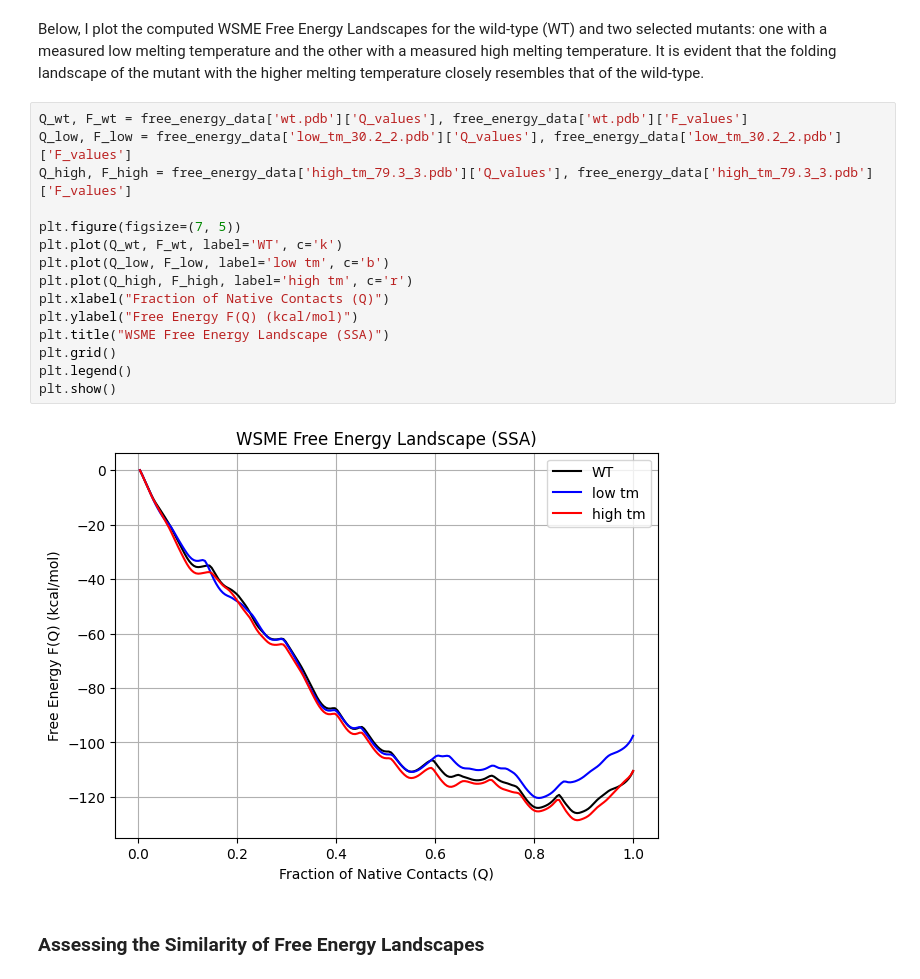
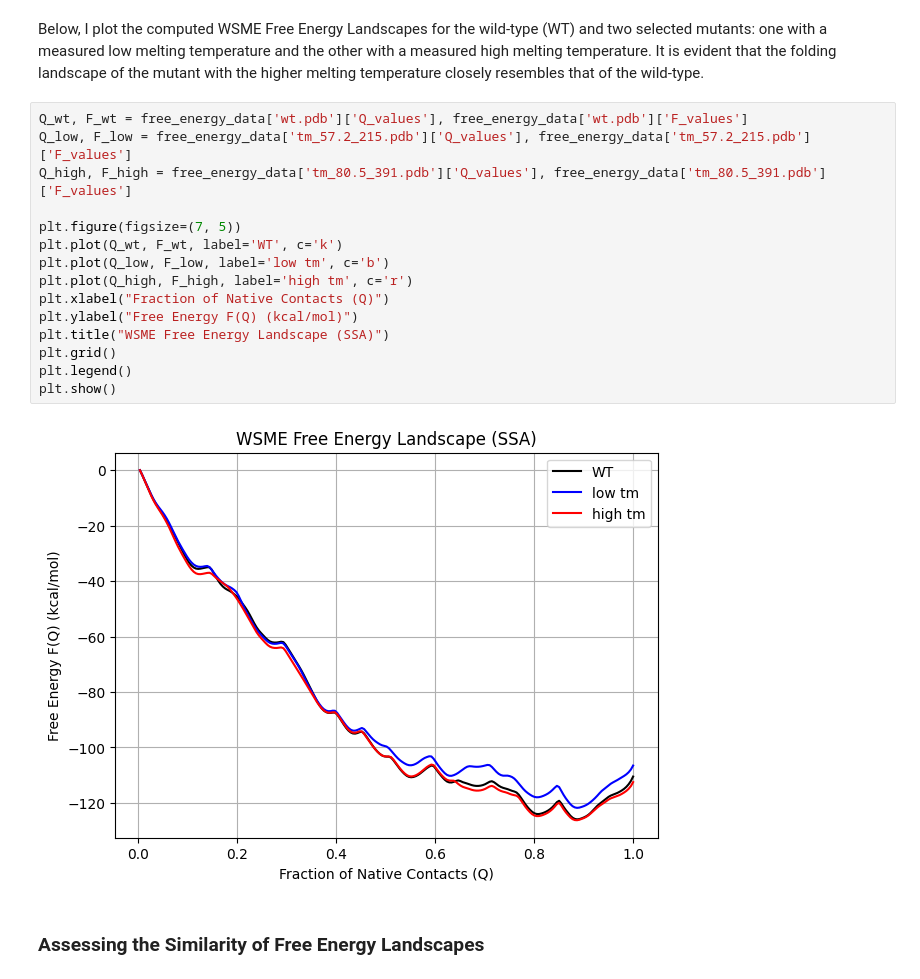
Before and after one commit to aleromualdi/WSME-ts, a Jupyter notebook: single-point-mutants.ipynb, the cells around one changed output. Drawn from its saved outputs; the diff is of its cells as text.

```diff
--- a/single-point-mutants.ipynb
+++ b/single-point-mutants.ipynb
@@ -169,21 +168,21 @@ np.savez("output/free_energy_data_sampled.npz", **free_energy_data)
 Below, I plot the computed WSME Free Energy Landscapes for the wild-type (WT) and two selected mutants: one with a measured low melting temperature and the other with a measured high melting temperature. It is evident that the folding landscape of the mutant with the higher melting temperature closely resembles that of the wild-type.
 # %%
 Q_wt, F_wt = free_energy_data['wt.pdb']['Q_values'], free_energy_data['wt.pdb']['F_values']
-Q_low, F_low = free_energy_data['low_tm_30.2_2.pdb']['Q_values'], free_energy_data['low_tm_30.2_2.pdb']['F_values']
-Q_high, F_high = free_energy_data['high_tm_79.3_3.pdb']['Q_values'], free_energy_data['high_tm_79.3_3.pdb']['F_values']
+Q_low, F_low = free_energy_data['tm_57.2_215.pdb']['Q_values'], free_energy_data['tm_57.2_215.pdb']['F_values']
+Q_high, F_high = free_energy_data['tm_80.5_391.pdb']['Q_values'], free_energy_data['tm_80.5_391.pdb']['F_values']
 
 plt.figure(figsize=(7, 5))
 plt.plot(Q_wt, F_wt, label='WT', c='k')
 plt.plot(Q_low, F_low, label='low tm', c='b')
 plt.plot(Q_high, F_high, label='high tm', c='r')
 plt.xlabel("Fraction of Native Contacts (Q)")
 plt.ylabel("Free Energy F(Q) (kcal/mol)")
 plt.title("WSME Free Energy Landscape (SSA)")
 plt.grid()
 plt.legend()
 plt.show()
 # %% [output]
-[figure, old version]
+[figure, new version]
 # %% [markdown]
 ### Assessing the Similarity of Free Energy Landscapes
 # %% [markdown]
```
Also changed, not shown: parts of 8 cells of this notebook, 1 other file.
